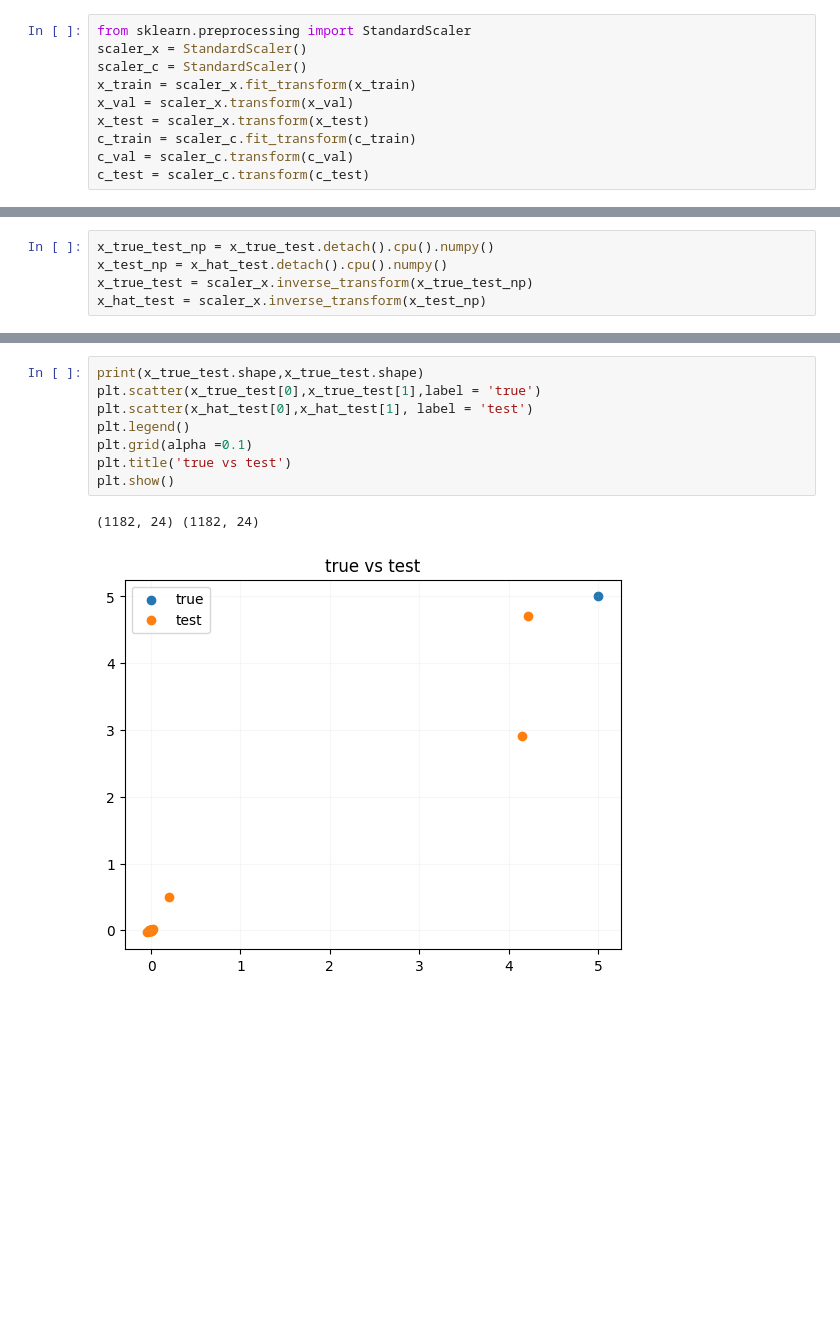
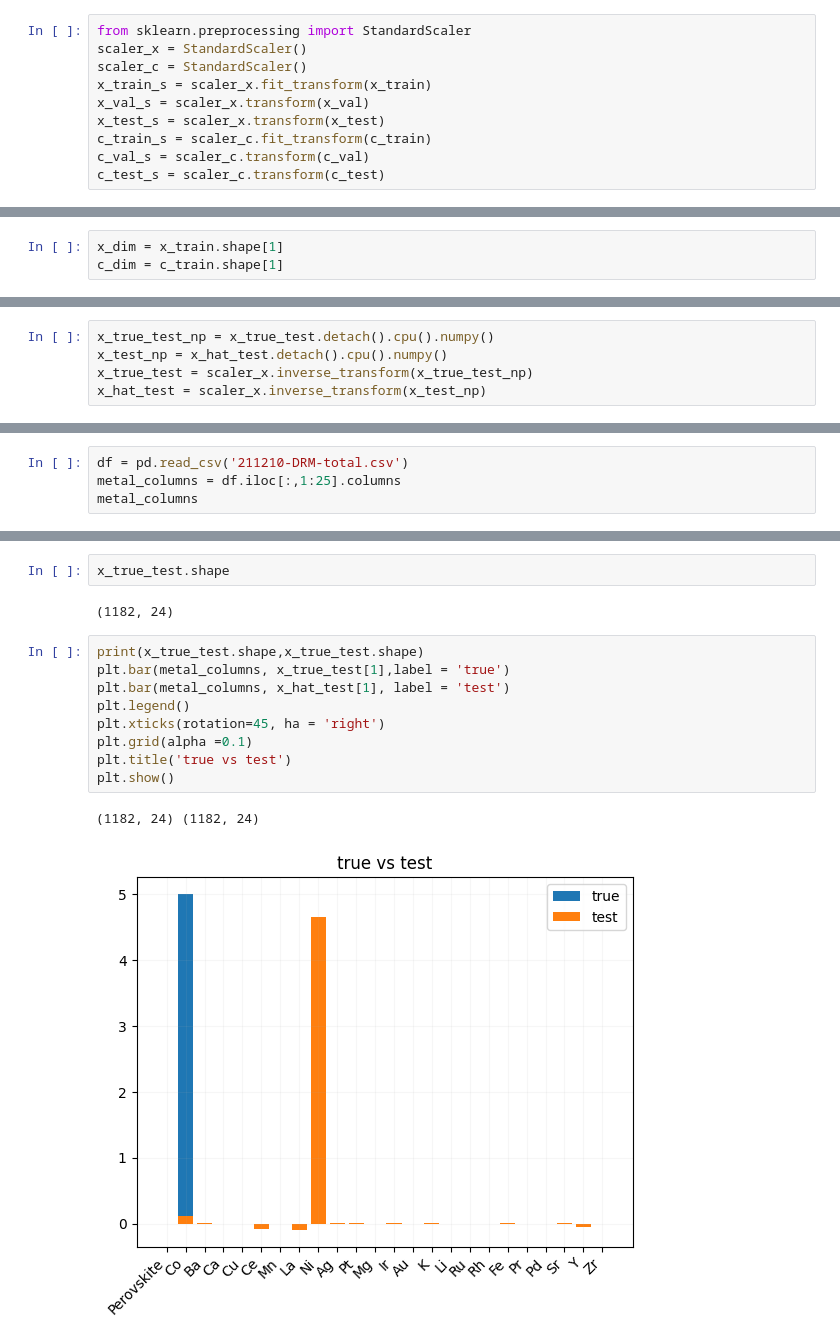
Before and after one commit to MINGYU-1/intern_practicing, a Jupyter notebook: earlystopping_optim.ipynb, the cells around one changed output, grey strips where cells are left out. Saved outputs shown, nothing was run; the diff lists cells and outputs as text; blank space fills up the shorter version.

```diff
--- a/earlystopping_optim.ipynb
+++ b/earlystopping_optim.ipynb
@@ -29,9 +30,9 @@ print(x_train.shape,c_train.shape,x_test.shape) #0.6 #0.2 #0.2로 데이터 분
 from sklearn.preprocessing import StandardScaler
 scaler_x = StandardScaler()
 scaler_c = StandardScaler()
-x_train = scaler_x.fit_transform(x_train)
-x_val = scaler_x.transform(x_val)
-x_test = scaler_x.transform(x_test)
-c_train = scaler_c.fit_transform(c_train)
-c_val = scaler_c.transform(c_val)
-c_test = scaler_c.transform(c_test)
+x_train_s = scaler_x.fit_transform(x_train)
+x_val_s = scaler_x.transform(x_val)
+x_test_s = scaler_x.transform(x_test)
+c_train_s = scaler_c.fit_transform(c_train)
+c_val_s = scaler_c.transform(c_val)
+c_test_s = scaler_c.transform(c_test)
@@ -46,2 +78,5 @@ c_test  = torch.tensor(c_test,  dtype=torch.float32)
 # %% [markdown]
 ## model에 넣고 학습시키기
+# %%
+x_dim = x_train.shape[1]
+c_dim = c_train.shape[1]
@@ -253,0 +365,4 @@ x_hat_test = scaler_x.inverse_transform(x_test_np)
+# %%
+df = pd.read_csv('211210-DRM-total.csv')
+metal_columns = df.iloc[:,1:25].columns
+metal_columns
@@ -254,11 +374,16 @@ x_hat_test = scaler_x.inverse_transform(x_test_np)
+# %%
+x_true_test.shape
+# %% [output]
+(1182, 24)
 # %%
 print(x_true_test.shape,x_true_test.shape)
-plt.scatter(x_true_test[0],x_true_test[1],label = 'true')
-plt.scatter(x_hat_test[0],x_hat_test[1], label = 'test')
+plt.bar(metal_columns, x_true_test[1],label = 'true')
+plt.bar(metal_columns, x_hat_test[1], label = 'test')
 plt.legend()
+plt.xticks(rotation=45, ha = 'right')
 plt.grid(alpha =0.1)
 plt.title('true vs test')
 plt.show()
 # %% [output]
 (1182, 24) (1182, 24)
-[figure, old version]
+[figure, new version]
```
Also changed, not shown: parts of 25 cells of this notebook.
